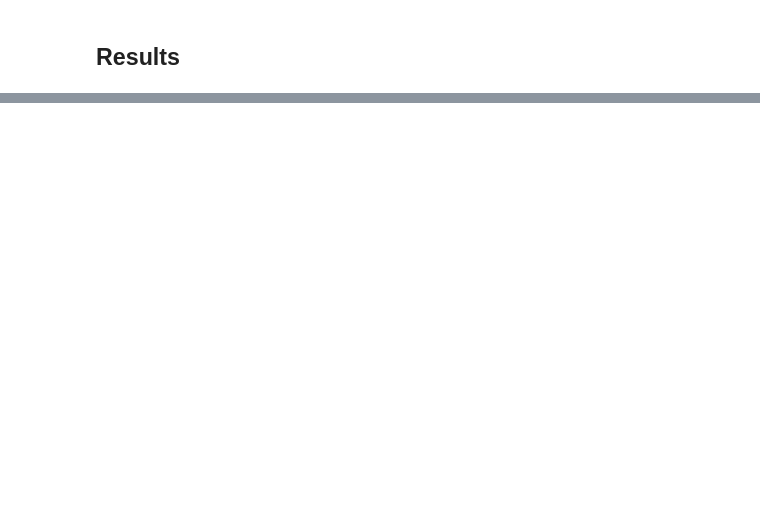
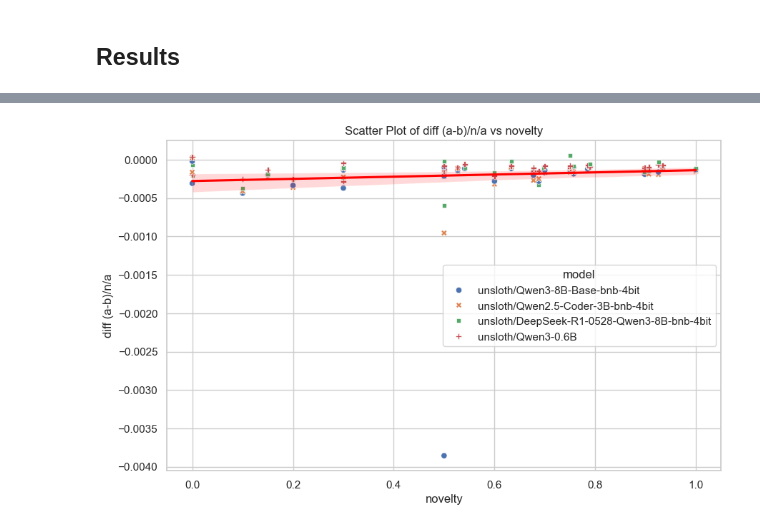
Before and after one commit to wassname/detect_bs_text, a Jupyter notebook: nbs/02_detection_using_tldr_prompt.ipynb, the cells around one changed output, grey strips where cells are left out. Drawn from its saved outputs; the diff is of its cells as text; code cells hidden in the pictures; blank space fills up the shorter version.

```diff
--- a/nbs/02_detection_using_tldr_prompt.ipynb
+++ b/nbs/02_detection_using_tldr_prompt.ipynb
@@ -250 +386,24 @@ df2[[ 'improvement%_mean', 'novelty', 'date']].sort_values("improvement%_mean",
+# %%
+## scatter plot with fit of diff_nll vs novelty | only less wrong
+import seaborn as sns
+import matplotlib.pyplot as plt
+
+sns.set(style="whitegrid")
+m = df2.f.apply(lambda x: '_lw_' in str(x))
+df3= df2[m].copy()
+# df3['diff_nll'] = df3['after_nll'] / (df3['before_nll'] +  df3['after_nll'] )
+
+# Create a scatter plot
+plt.figure(figsize=(10, 6))
+sns.scatterplot(x=x, y=y, data=df2_new, hue='model', style='model', palette='deep')
+
+# Fit a regression line
+sns.regplot(x=x, y=y, data=df2_new, scatter=False, color='red')
+
+plt.title(f"Scatter Plot of {y} vs {x}")
+plt.xlabel(f"{x}")
+plt.ylabel(f"{y}")
+plt.show()
+# %% [output]
+[figure, added]
 # %%
```
Also changed, not shown: parts of 16 cells of this notebook, 7 other files.
